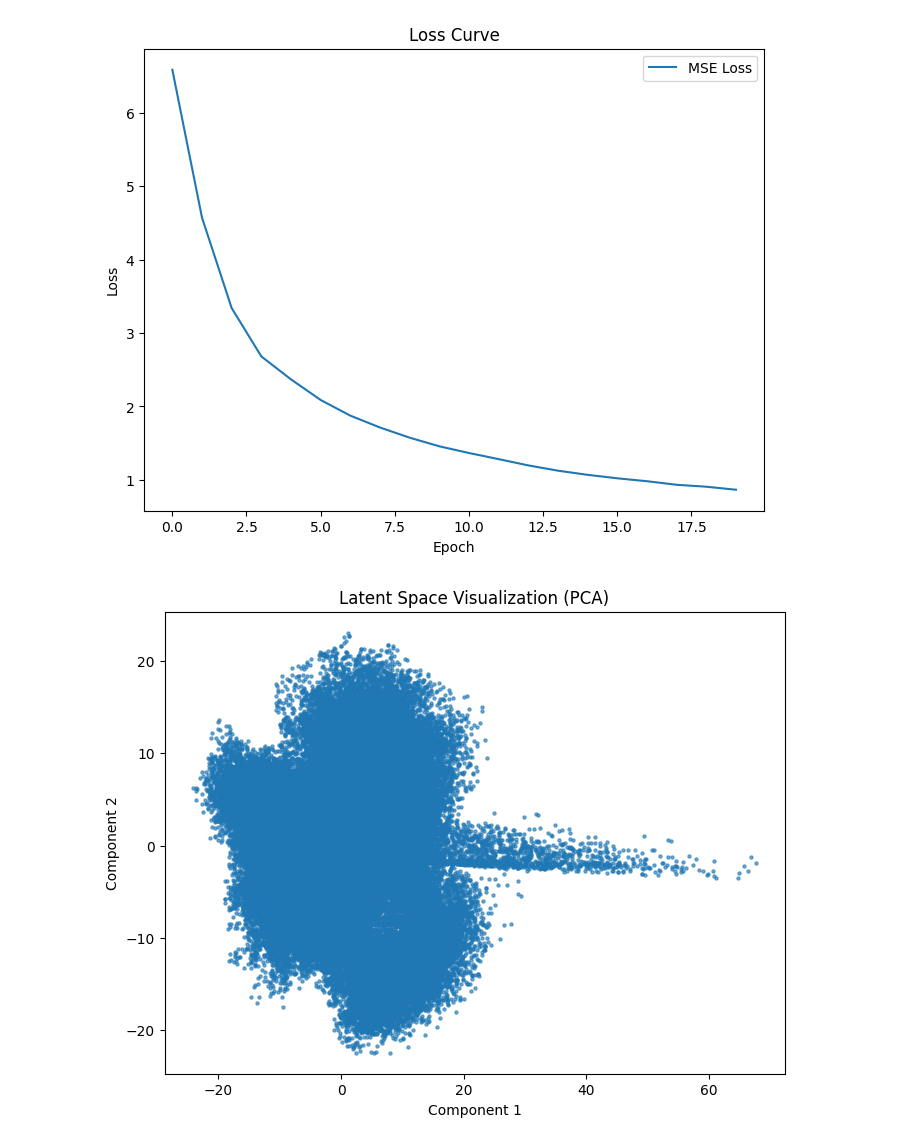
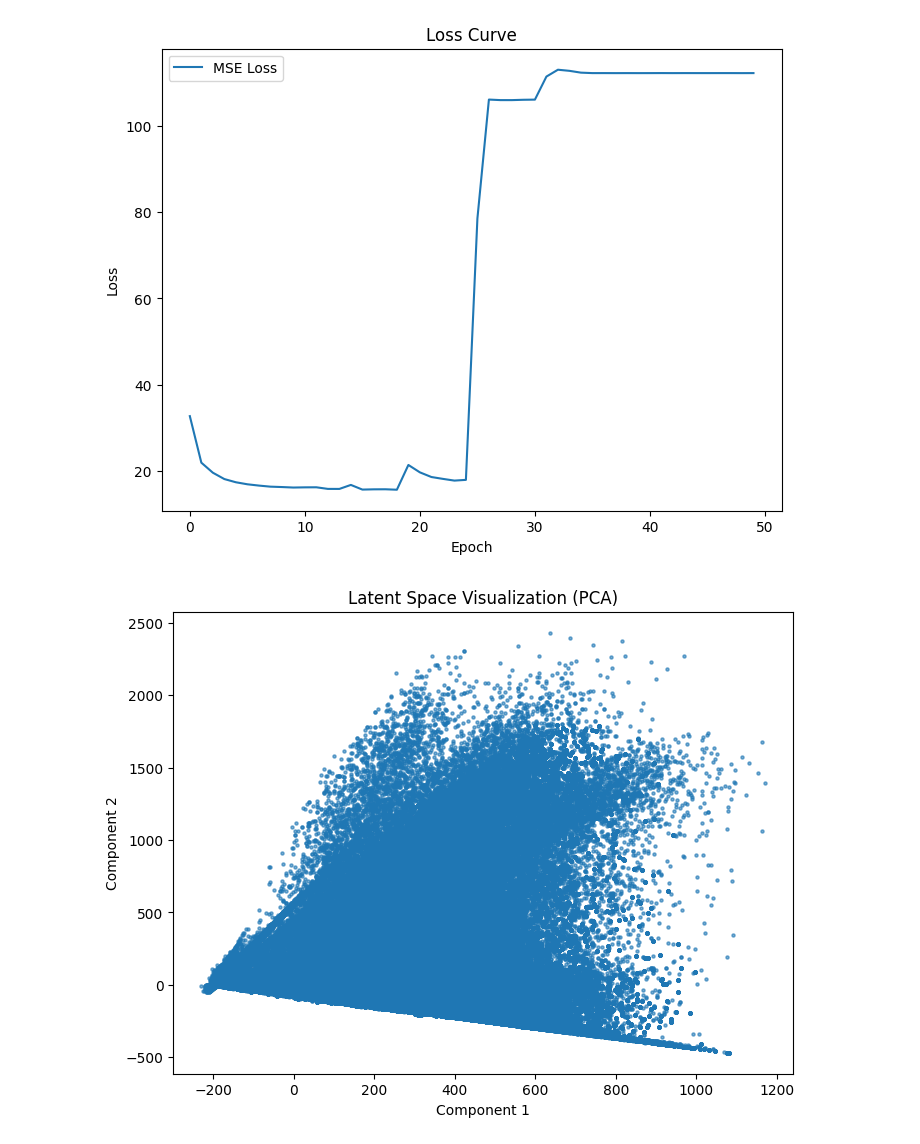
Before and after one commit to AdamPSU/FromScratch, a Jupyter notebook: Neural Networks/Autoencoder.ipynb, the cells around one changed output. Drawn from its saved outputs; the diff is of its cells as text; code cells hidden in the pictures.

```diff
--- a/Neural Networks/Autoencoder.ipynb
+++ b/Neural Networks/Autoencoder.ipynb
@@ -36,7 +36,7 @@ def load_data():
     return x_train_tensor[0], x_test_tensor[0]
 
 X_train, _ = load_data()
-X_train = X_train[:60_000, ]
+X_train = X_train
 
 # Create DataLoaders for batch processing
 train_loader = DataLoader(TensorDataset(X_train), batch_size=64, shuffle=True)
@@ -69,8 +101,8 @@ class Autoencoder(nn.Module):
         return reconstructed, latent
 # %%
 # Training loop parameters
-num_epochs = 20
+num_epochs = 50  # To speed up training, can change to 100
 model = Autoencoder()
 criterion = nn.MSELoss()
-optimizer = torch.optim.Adam(model.parameters(), lr=1e-3)
+optimizer = torch.optim.Adam(model.parameters(), lr=1e-2)
 # %%
@@ -148,33 +187,33 @@ plot_loss_curve(train_loss_per_epoch)
 
 # 9. Visualize latent codes using PCA
 def visualize_latent_space(latent_codes):
     pca = PCA(n_components=2)
     reduced_codes = pca.fit_transform(latent_codes)
     plt.figure(figsize=(8, 6))
     plt.scatter(reduced_codes[:, 0], reduced_codes[:, 1], s=5, alpha=0.6)
     plt.title('Latent Space Visualization (PCA)')
     plt.xlabel('Component 1')
     plt.ylabel('Component 2')
     plt.show()
 
 # Uncomment after training to visualize latent space
 visualize_latent_space(processed_latent_codes)
 
 # 10. Show original and reconstructed images side by side
 def show_images(original, reconstructed, n=10):
     plt.figure(figsize=(20, 4))
     for i in range(n):
         ax = plt.subplot(2, n, i + 1)
         plt.imshow(original[i].reshape(28, 28), cmap='gray')
         plt.axis('off')
 
         ax = plt.subplot(2, n, i + 1 + n)
         plt.imshow(reconstructed[i].reshape(28, 28), cmap='gray')
         plt.axis('off')
     plt.show()
 
 # Uncomment after training to show images
-# show_images(x_train, reconstructed_data)
+show_images(original, reconstructed)
 # %% [output]
-[figure, old version]
+[figure, new version]
-[figure, old version]
+[figure, new version]
```
Also changed, not shown: parts of 3 cells of this notebook.
